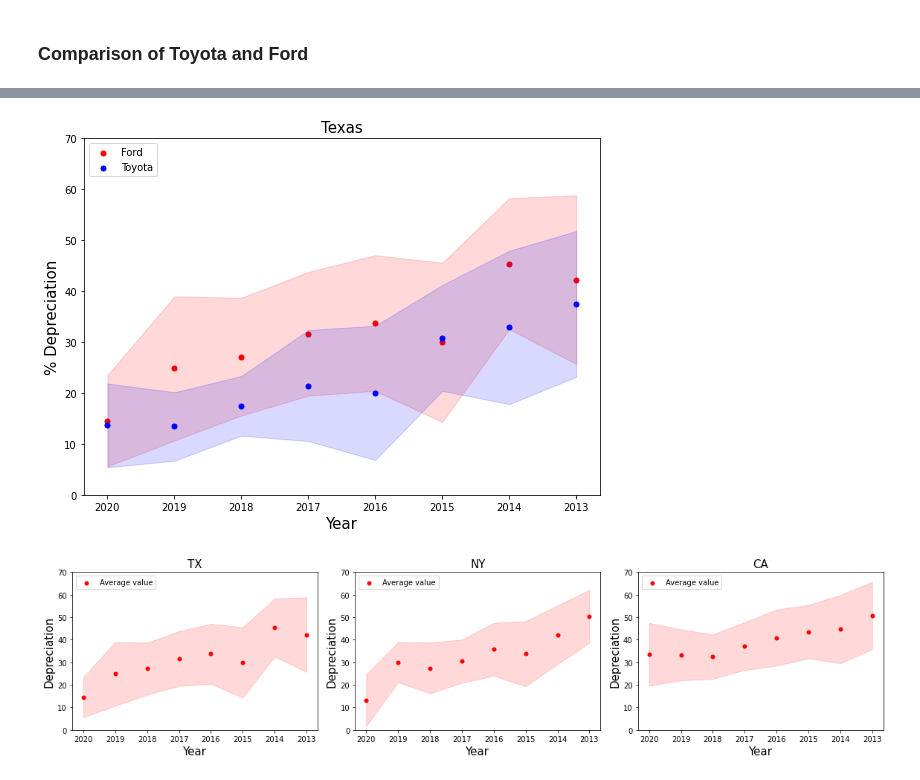
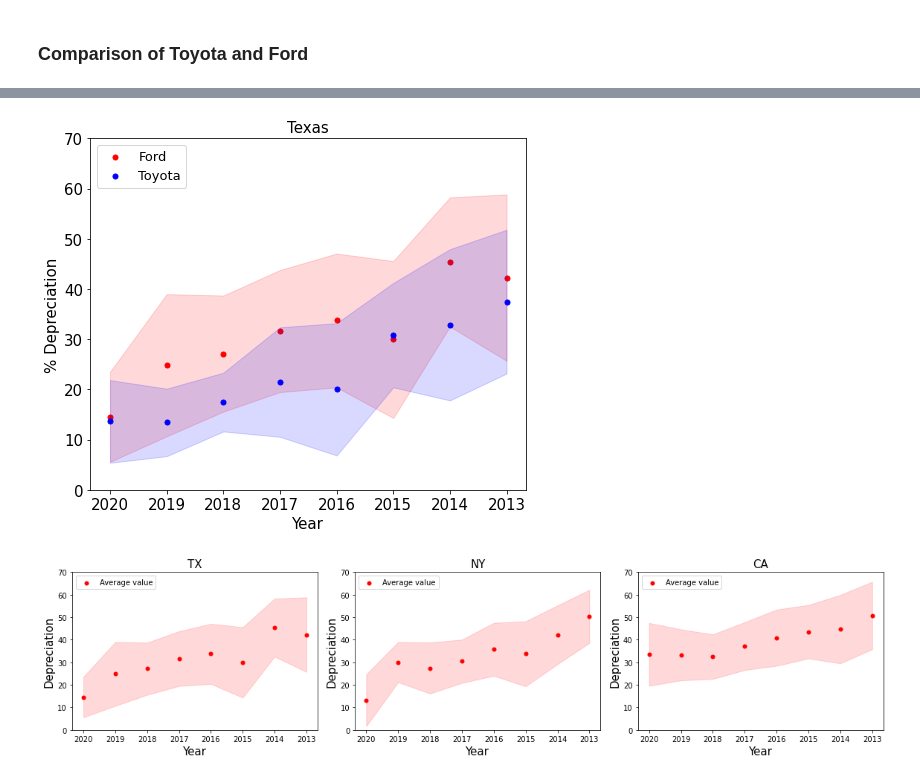
Before and after one commit to aabouie/CapStone1, a Jupyter notebook: EDA.ipynb, the cells around one changed output, grey strips where cells are left out. Cells and saved outputs as stored; diff of their text form; code cells hidden in the pictures.

```diff
--- a/EDA.ipynb
+++ b/EDA.ipynb
@@ -218,6 +223,10 @@ ax.scatter(x=df[(df.state=='TX') & (df.car_make=='Toyota')].car_age,y=df[(df.sta
 
 
 ax.set_xlabel('Car_age',size=15);
-ax.set_ylabel('Depreciation_percent',size=15);
-ax.legend();
+ax.set_ylabel('% Depreciation',size=15);
+ax.legend(loc='upper left',prop={'size': 13},edgecolor='k');
+for item in ([ax.title, ax.xaxis.label, ax.yaxis.label, ax2.yaxis.label] +
+             ax.get_xticklabels() + ax.get_yticklabels() + ax2.get_yticklabels()):
+    item.set_fontsize(15)
+#plt.savefig('Ford_Toyota.jpg')
 # %% [output]
@@ -231,5 +241,9 @@ ax.scatter(x=df[(df.state=='TX') & (df.car_make=='Toyota')].car_mileage,y=df[(df
 
 
 ax.set_xlabel('mileage',size=15);
-ax.set_ylabel('Depreciation_percent',size=15);
-ax.legend(prop={'size': 12});
+ax.set_ylabel('% Depreciation',size=15);
+ax.legend(prop={'size': 13});
+for item in ([ax.title, ax.xaxis.label, ax.yaxis.label, ax2.yaxis.label] +
+             ax.get_xticklabels() + ax.get_yticklabels() + ax2.get_yticklabels()):
+    item.set_fontsize(15)
+#plt.savefig('Ford_Toyota2.jpg')
@@ -260,25 +270,31 @@ plt.tight_layout()
 # %%
-fig,axs = plt.subplots(figsize=(8,6))
+fig,ax = plt.subplots(figsize=(7,6))
 colors=['r','b']
 for i,car_brand in enumerate(['Ford','Toyota']):
     mean_dep = df[(df.state=='TX')&(df.car_make==car_brand)].groupby('car_model_year').depreciation_percent.mean()
     max_dep = df[(df.state=='TX')&(df.car_make==car_brand)].groupby('car_model_year').depreciation_percent.max()
     min_dep = df[(df.state=='TX')&(df.car_make==car_brand)].groupby('car_model_year').depreciation_percent.min()
     std_dep = df[(df.state=='TX')&(df.car_make==car_brand)].groupby('car_model_year').depreciation_percent.std()
 
-    axs.set_title('Texas',size = text_size)
-    axs.set_xlabel('Year',size = text_size)
-    axs.set_ylabel('% Depreciation',size = text_size)
-    axs.scatter(mean_dep.index,mean_dep.values,color=colors[i],label=car_brand,edgecolor=colors[i],s=25)
+    ax.set_title('Texas',size = text_size)
+    ax.set_xlabel('Year',size = text_size)
+    ax.set_ylabel('% Depreciation',size = text_size)
+    ax.scatter(mean_dep.index,mean_dep.values,color=colors[i],label=car_brand,edgecolor=colors[i],s=25)
 
     #axs[i].fill_between(mean_mileage.index, min_mileage.values, max_mileage.values, color='red',alpha=0.15)
-    axs.fill_between(mean_dep.index, mean_dep.values-std_dep.values, mean_dep.values+std_dep.values, color=colors[i],alpha=0.15)
-    axs.legend(loc='upper left')
-    axs.set_ylim([0,70])
-axs.invert_xaxis()
+    ax.fill_between(mean_dep.index, mean_dep.values-std_dep.values, mean_dep.values+std_dep.values, color=colors[i],alpha=0.15)
+    ax.legend(loc='upper left',prop={'size': 13})
+    ax.set_ylim([0,70])
+ax.invert_xaxis()
+
+for item in ([ax.title, ax.xaxis.label, ax.yaxis.label] +
+             ax.get_xticklabels() + ax.get_yticklabels()):
+    item.set_fontsize(15)
+
 plt.tight_layout()
+#plt.savefig('Ford_Toyota_3.jpg')
 # %% [output]
-[figure, old version]
+[figure, new version]
 # %%
 fig,axs = plt.subplots(1,3,figsize=(16,4))
 
```
Also changed, not shown: parts of 16 cells of this notebook.
